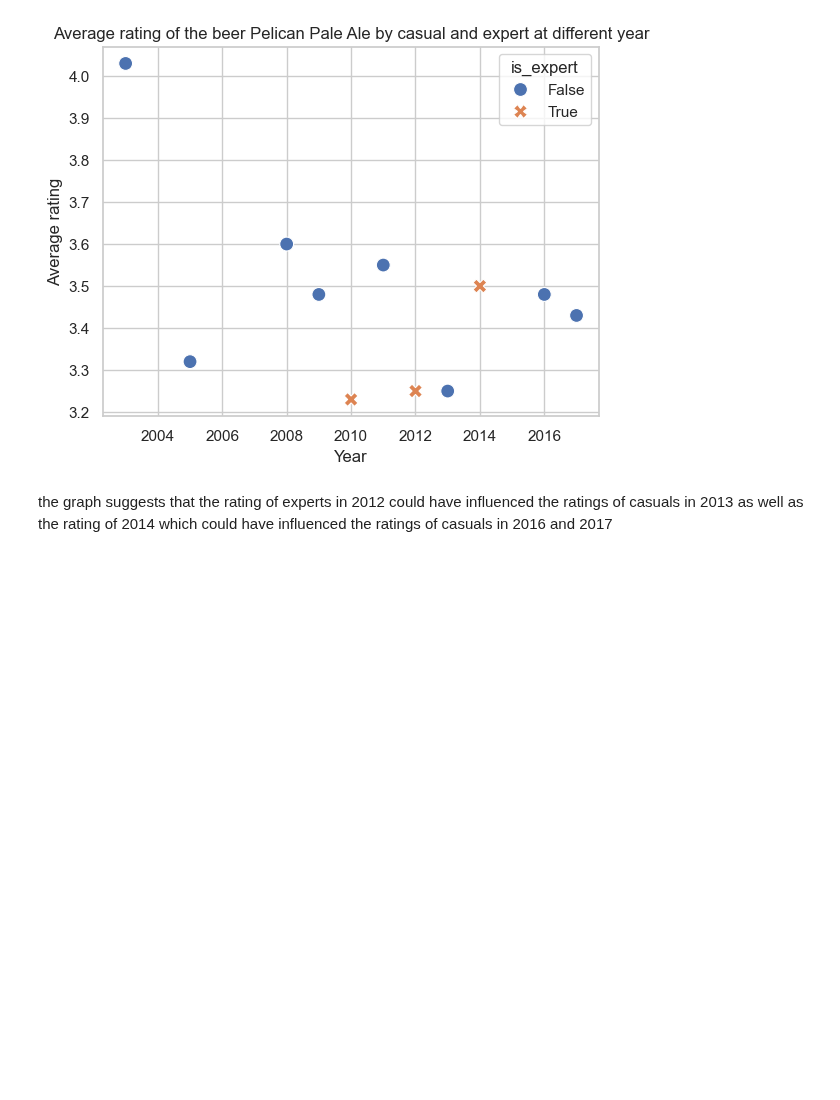
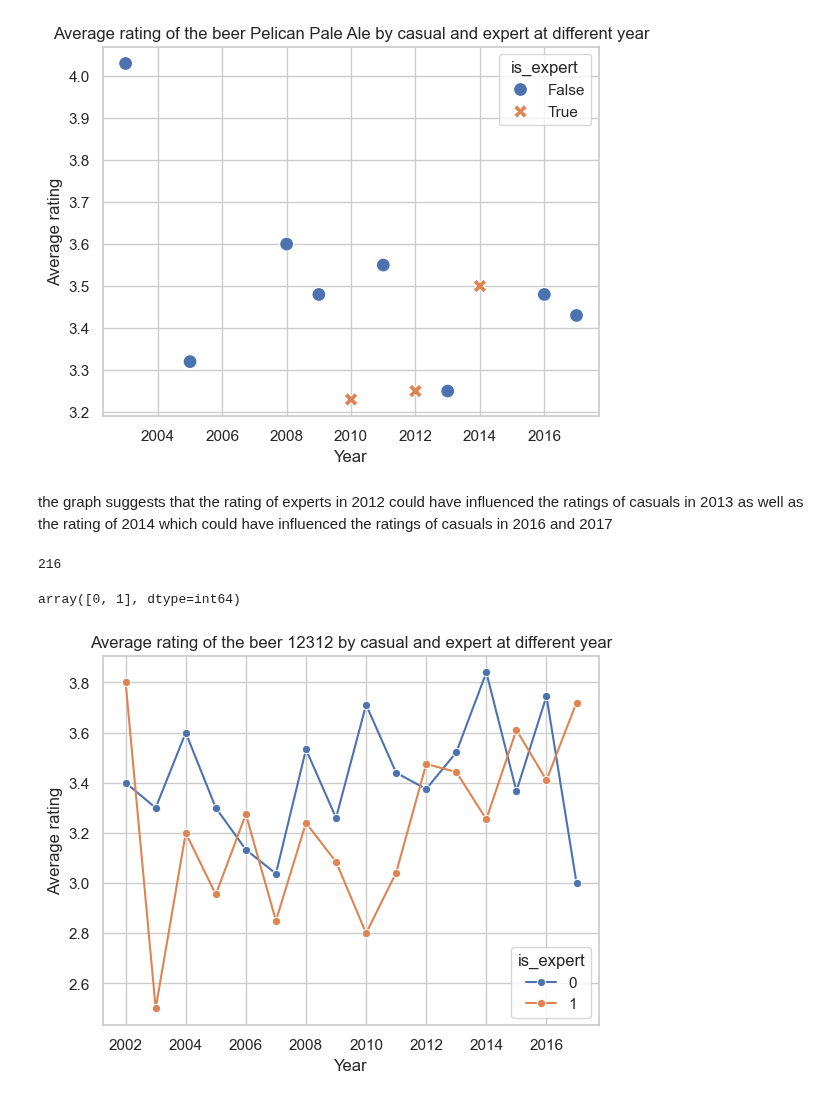
Before and after one commit to epfl-ada/ada-2023-project-remontada, a Jupyter notebook: code/main_yannis.ipynb, the cells around one changed output. Saved outputs shown, nothing was run; the diff lists cells and outputs as text; code cells hidden in the pictures; blank space fills up the shorter version.

```diff
--- a/code/main_yannis.ipynb
+++ b/code/main_yannis.ipynb
@@ -360,3 +379,23 @@ plt.show()
 [figure]
 # %% [markdown]
 the graph suggests that the rating of experts in 2012 could have influenced the ratings of casuals in 2013 as well as the rating of 2014 which could have influenced the ratings of casuals in 2016 and 2017
+# %%
+df_ratings_stat["is_expert"]=df_ratings_stat[["user_id","year"]].apply(lambda x: 1 if df_ratings_stat_pivot[x["year"]][x["user_id"]] else 0, axis=1)
+# %%
+beer_id_to_study=12312
+ratings_this_beer=df_ratings_stat.loc[df_ratings_stat["beer_id"]==beer_id_to_study]
+print(ratings_this_beer.shape[0])
+ratings_this_beer_experts=ratings_this_beer.groupby(["year", "is_expert"])["rating"].agg("mean").reset_index()
+ratings_this_beer_experts.is_expert.unique()
+# %% [output]
+216
+array([0, 1], dtype=int64)
+# %%
+sns.set(style="whitegrid")
+sns.lineplot(data=ratings_this_beer_experts, x='year', y='rating', hue='is_expert', marker='o')
+plt.xlabel('Year')
+plt.ylabel('Average rating')
+plt.title(f'Average rating of the beer {beer_id_to_study} by casual and expert at different year')
+plt.show()
+# %% [output]
+[figure, added]
```
Also changed, not shown: parts of 5 cells of this notebook.
